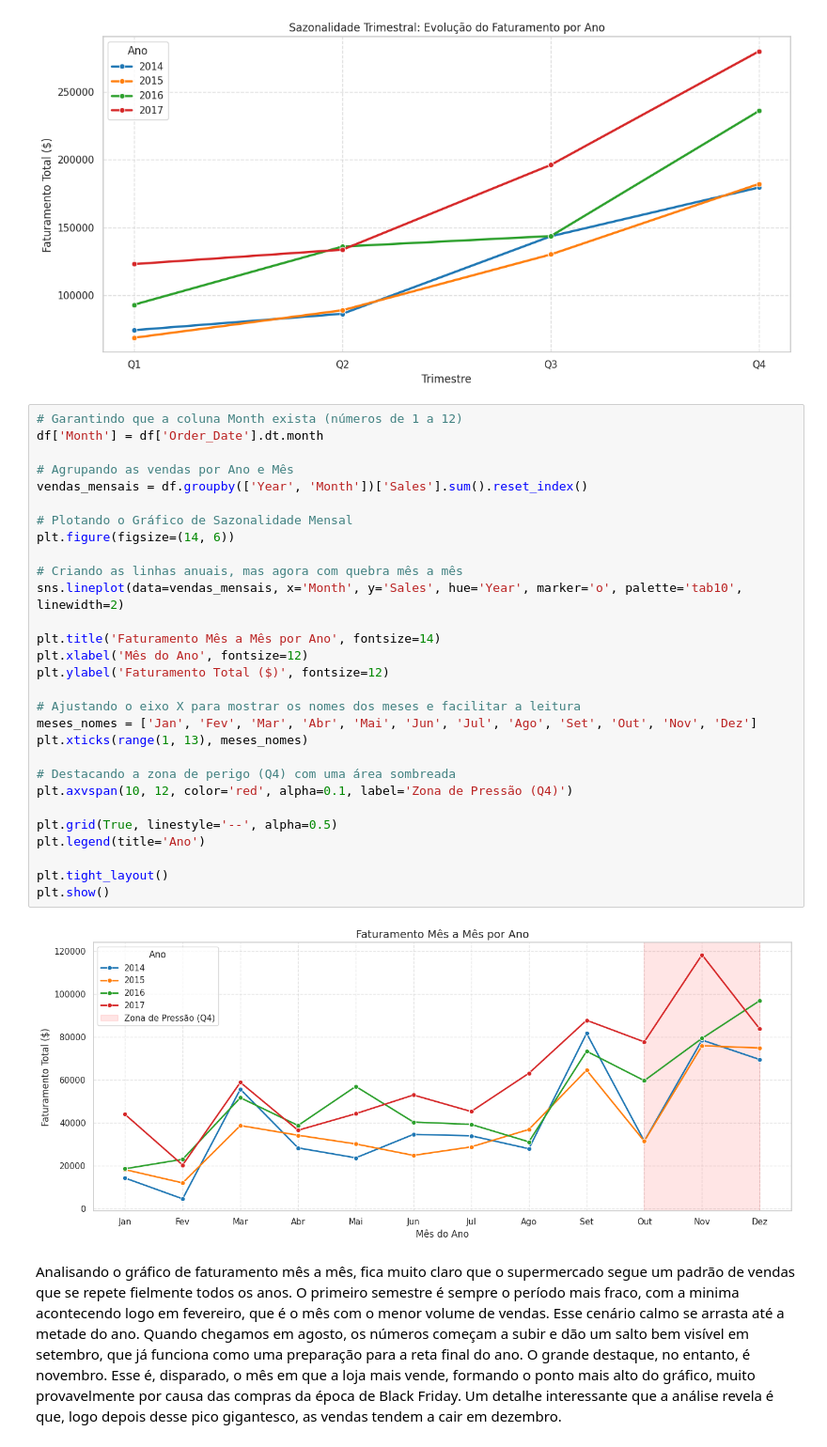
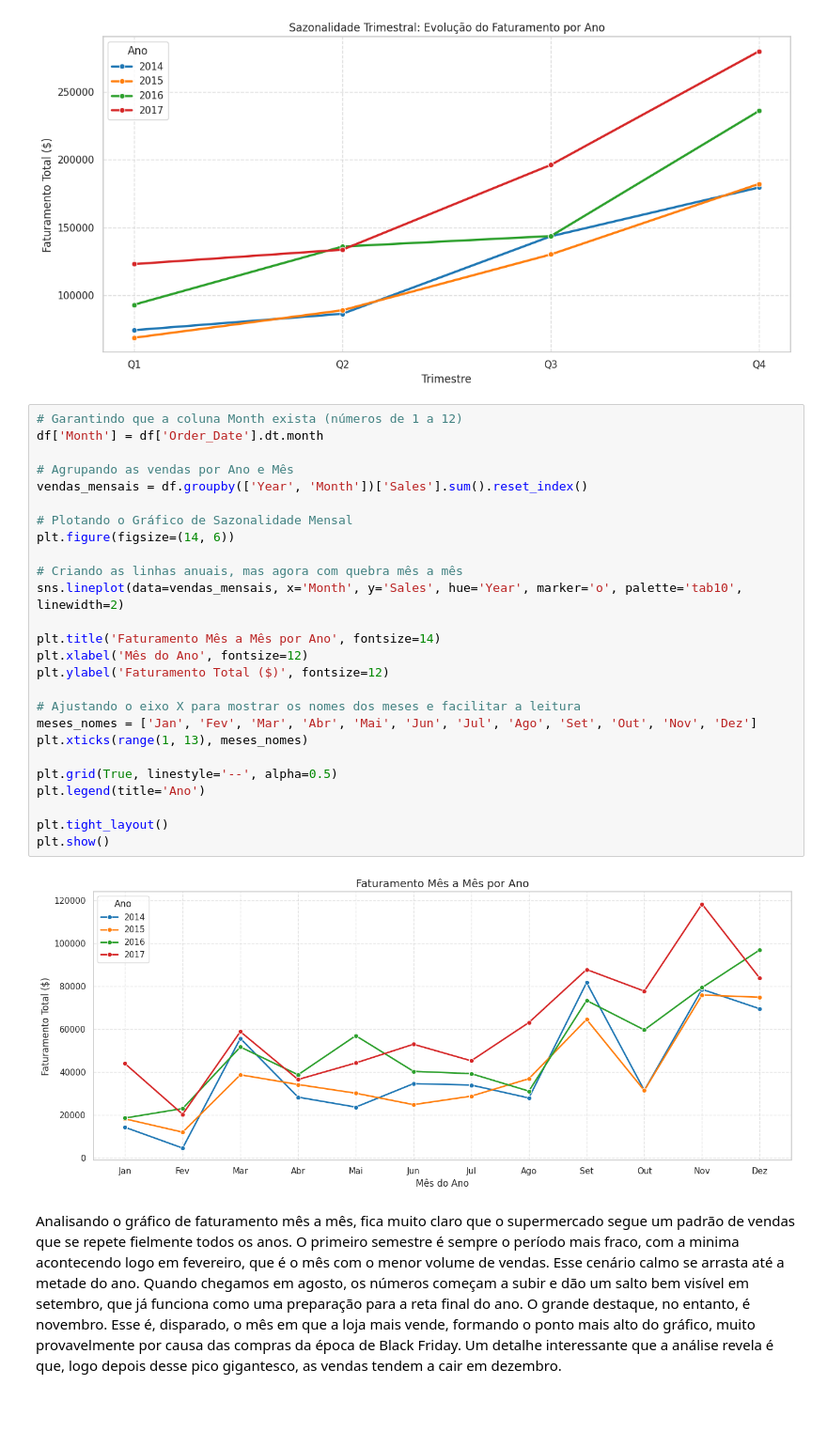
Before and after one commit to Ronaldo-Junior1/analise-dados-supermercado, a Jupyter notebook: Analise_base_supermercado.ipynb, the cells around one changed output. Shown at 94% size. Cells and saved outputs as stored; diff of their text form; blank space fills up the shorter version.

```diff
--- a/Analise_base_supermercado.ipynb
+++ b/Analise_base_supermercado.ipynb
@@ -642,33 +642,30 @@ plt.show()
 # %%
 # Garantindo que a coluna Month exista (números de 1 a 12)
 df['Month'] = df['Order_Date'].dt.month
 
 # Agrupando as vendas por Ano e Mês
 vendas_mensais = df.groupby(['Year', 'Month'])['Sales'].sum().reset_index()
 
 # Plotando o Gráfico de Sazonalidade Mensal
 plt.figure(figsize=(14, 6))
 
 # Criando as linhas anuais, mas agora com quebra mês a mês
 sns.lineplot(data=vendas_mensais, x='Month', y='Sales', hue='Year', marker='o', palette='tab10', linewidth=2)
 
 plt.title('Faturamento Mês a Mês por Ano', fontsize=14)
 plt.xlabel('Mês do Ano', fontsize=12)
 plt.ylabel('Faturamento Total ($)', fontsize=12)
 
 # Ajustando o eixo X para mostrar os nomes dos meses e facilitar a leitura
 meses_nomes = ['Jan', 'Fev', 'Mar', 'Abr', 'Mai', 'Jun', 'Jul', 'Ago', 'Set', 'Out', 'Nov', 'Dez']
 plt.xticks(range(1, 13), meses_nomes)
 
-# Destacando a zona de perigo (Q4) com uma área sombreada
-plt.axvspan(10, 12, color='red', alpha=0.1, label='Zona de Pressão (Q4)')
-
 plt.grid(True, linestyle='--', alpha=0.5)
 plt.legend(title='Ano')
 
 plt.tight_layout()
 plt.show()
 # %% [output]
-[figure, old version]
+[figure, new version]
 # %% [markdown]
 Analisando o gráfico de faturamento mês a mês, fica muito claro que o supermercado segue um padrão de vendas que se repete fielmente todos os anos. O primeiro semestre é sempre o período mais fraco, com a minima acontecendo logo em fevereiro, que é o mês com o menor volume de vendas. Esse cenário calmo se arrasta até a metade do ano. Quando chegamos em agosto, os números começam a subir e dão um salto bem visível em setembro, que já funciona como uma preparação para a reta final do ano. O grande destaque, no entanto, é novembro. Esse é, disparado, o mês em que a loja mais vende, formando o ponto mais alto do gráfico, muito provavelmente por causa das compras da época de Black Friday. Um detalhe interessante que a análise revela é que, logo depois desse pico gigantesco, as vendas tendem a cair em dezembro.
```
Also changed, not shown: parts of 4 cells of this notebook.
